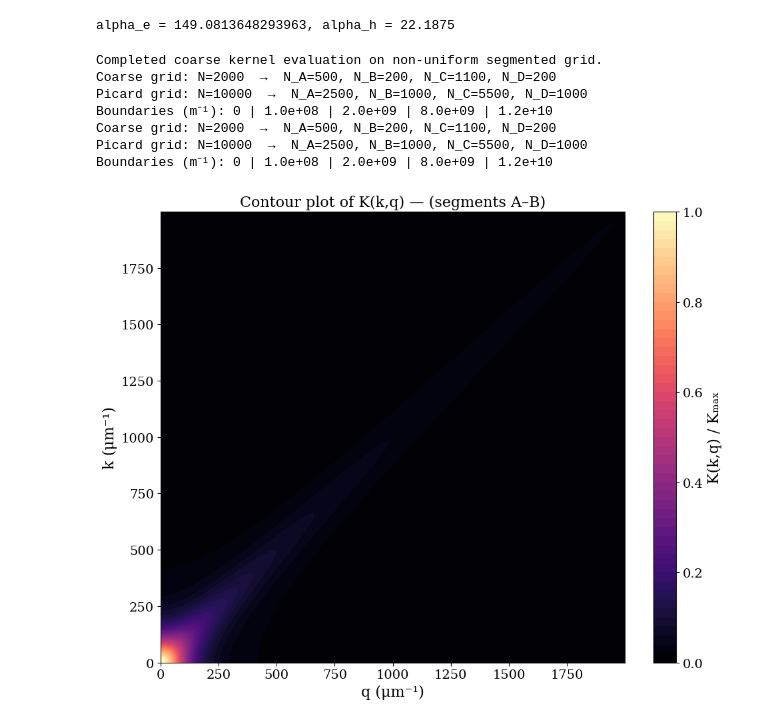
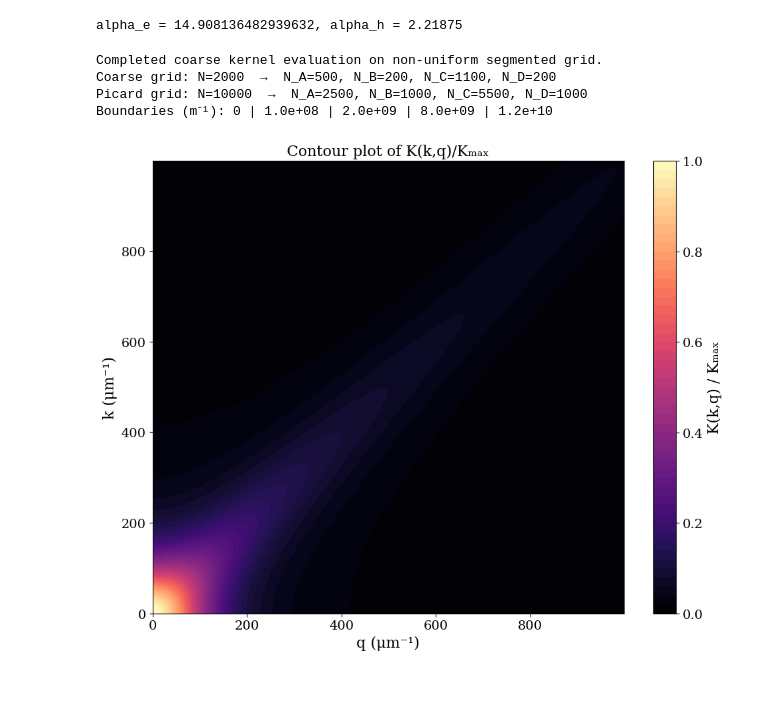
Before and after one commit to mtp354/Polaritons, a Jupyter notebook: Polarition Disorder.ipynb, the cells around one changed output. Saved outputs shown, nothing was run; the diff lists cells and outputs as text; code cells hidden in the pictures; blank space fills up the shorter version.

```diff
--- a/Polarition Disorder.ipynb
+++ b/Polarition Disorder.ipynb
@@ -94,7 +94,7 @@ M = (m_e + m_h)    # total mass of the exciton
 #endregion
 
 # # Converting band structure constants to correct units
-m_prime = 10
+m_prime = 1
 alpha_e = m_prime * m_rest / m_e
 alpha_h = m_prime * m_rest / m_h
 
@@ -102,7 +102,7 @@ alpha_h = m_prime * m_rest / m_h
 # Printing band structure constants
 print(f"alpha_e = {alpha_e}, alpha_h = {alpha_h}")
 # %% [output]
-alpha_e = 149.0813648293963, alpha_h = 22.1875
+alpha_e = 14.908136482939632, alpha_h = 2.21875
 # %%
 # Setting up numerical integration using iterative method
 
@@ -253,39 +253,36 @@ def picard_iteration(Q_init, q, K_matrix, weights, eta=1.0, tol=1e-5, max_iter=5
             break
         Q_init = Q_new
 
     return Q_init, delta_k
 
 # Plot kernel over k=0 regions A
-n_plot = np.searchsorted(q_picard, q_A_end)
+n_plot = np.searchsorted(q_picard, 5*q_A_end)  # Plot up to 10 times the A/B boundary
 q_mesh_plot, k_mesh_plot = np.meshgrid(q_picard[:n_plot], k_picard[:n_plot])
 
 K_window = np.asarray(integrand_mesh[:n_plot, :n_plot])
 K_norm   = K_window / K_window.max()
 
 fig = plt.figure(figsize=(10, 8))
 contour = plt.contourf(
     (1e-6) * q_mesh_plot / L_unit,
     (1e-6) * k_mesh_plot / L_unit,
     K_norm,
     levels=np.linspace(0, 1, 51),
     cmap='magma'
 )
 cbar = plt.colorbar(contour, label='K(k,q) / Kₘₐₓ', ticks=[0.0, 0.2, 0.4, 0.6, 0.8, 1.0])
 cbar.ax.set_yticklabels(['0.0', '0.2', '0.4', '0.6', '0.8', '1.0'])
 plt.xlabel('q (μm⁻¹)')
 plt.ylabel('k (μm⁻¹)')
-plt.title('Contour plot of K(k,q) — (segment A)')
+plt.title('Contour plot of K(k,q)/Kₘₐₓ')
 plt.tight_layout()
 plt.show()
 # %% [output]
 Completed coarse kernel evaluation on non-uniform segmented grid.
 Coarse grid: N=2000  →  N_A=500, N_B=200, N_C=1100, N_D=200
 Picard grid: N=10000  →  N_A=2500, N_B=1000, N_C=5500, N_D=1000
 Boundaries (m⁻¹): 0 | 1.0e+08 | 2.0e+09 | 8.0e+09 | 1.2e+10
-Coarse grid: N=2000  →  N_A=500, N_B=200, N_C=1100, N_D=200
-Picard grid: N=10000  →  N_A=2500, N_B=1000, N_C=5500, N_D=1000
-Boundaries (m⁻¹): 0 | 1.0e+08 | 2.0e+09 | 8.0e+09 | 1.2e+10
-[figure, old version]
+[figure, new version]
 # %%
 # Running the Picard iteration for different eta factors
 
```
Also changed, not shown: parts of 10 cells of this notebook, 1 other file.
